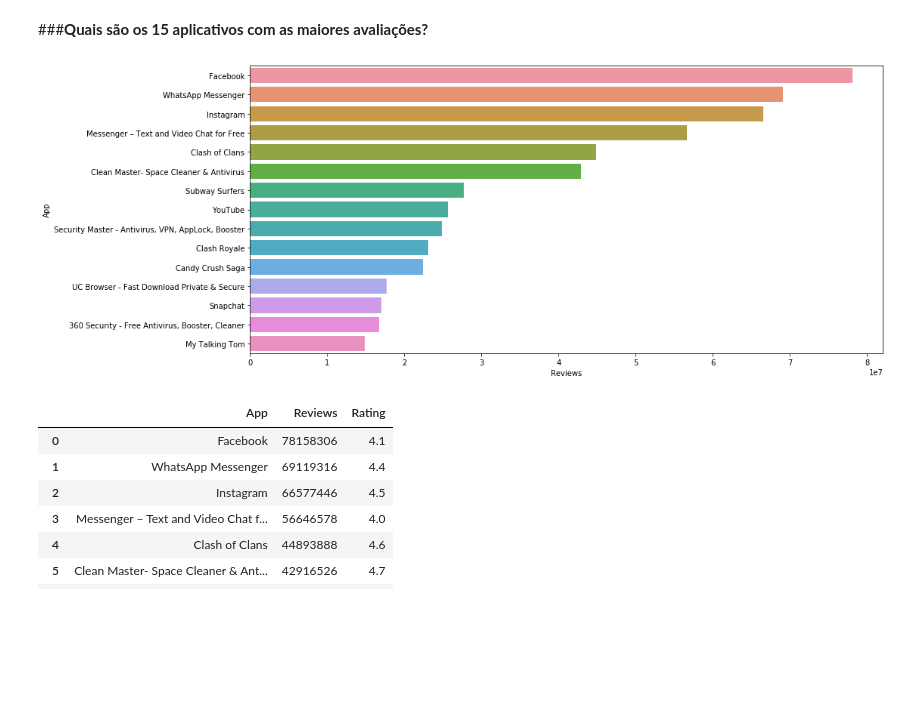
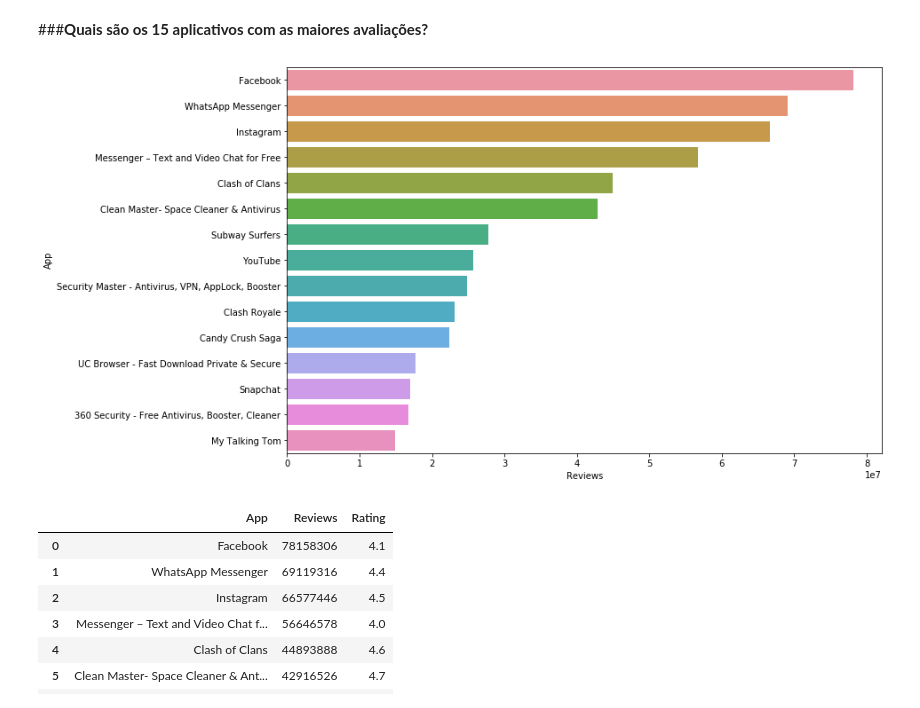
Before and after one commit to karinnecristina/Data_Science, a Jupyter notebook: Google_Play.ipynb, the cells around one changed output. Drawn from its saved outputs; the diff is of its cells as text; code cells hidden in the pictures; blank space fills up the shorter version.

```diff
--- a/Google_Play.ipynb
+++ b/Google_Play.ipynb
@@ -570,11 +570,11 @@ df_app.sort_values(by="Installs", ascending=False)[["App", "Installs", "Rating"]
 # %% [markdown]
 ###**Quais são os 15 aplicativos com as maiores avaliações?**
 # %%
-plt.figure(figsize=(15,7))
+plt.figure(figsize=(12,8))
 ax=sns.barplot(y='App',x='Reviews',data=df_app.head(15))
 plt.show()
 # %% [output]
-[figure, old version]
+[figure, new version]
 # %%
 # Os 15 aplicativos com mais avaliações:
 df_app.sort_values(by="Reviews", ascending=False)[["App", "Reviews", "Rating"]].head(15)
```
Also changed, not shown: parts of 2 cells of this notebook.
